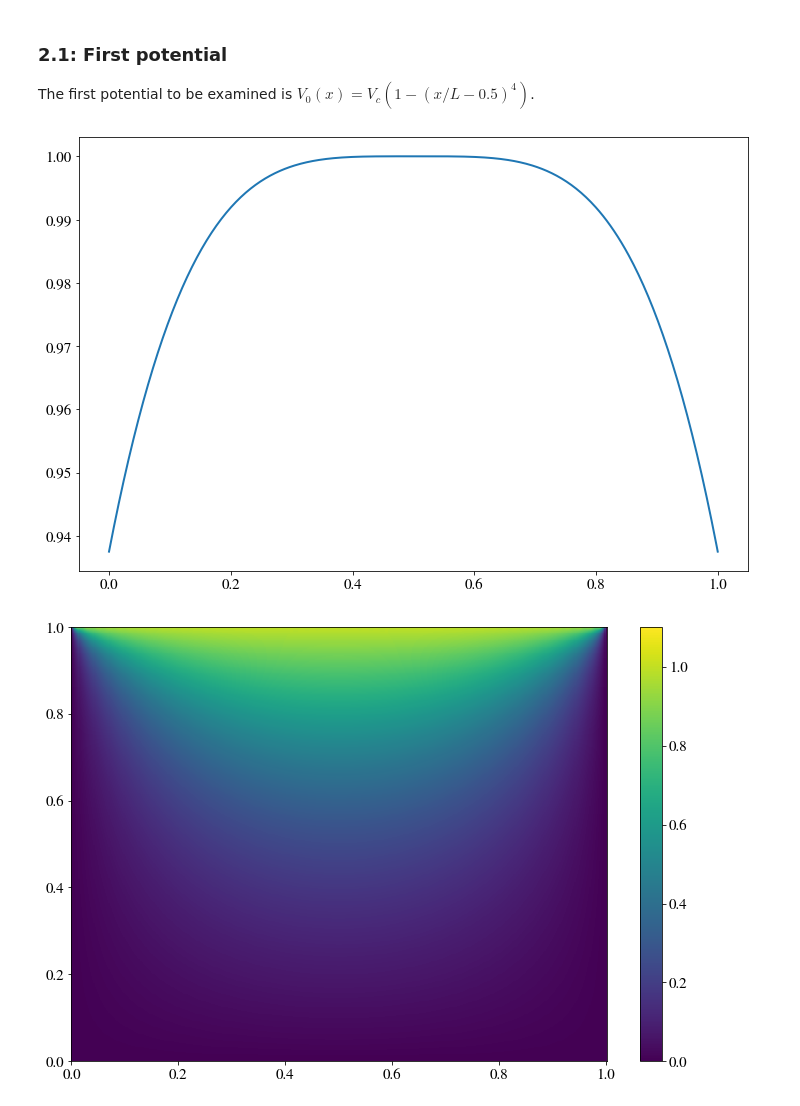
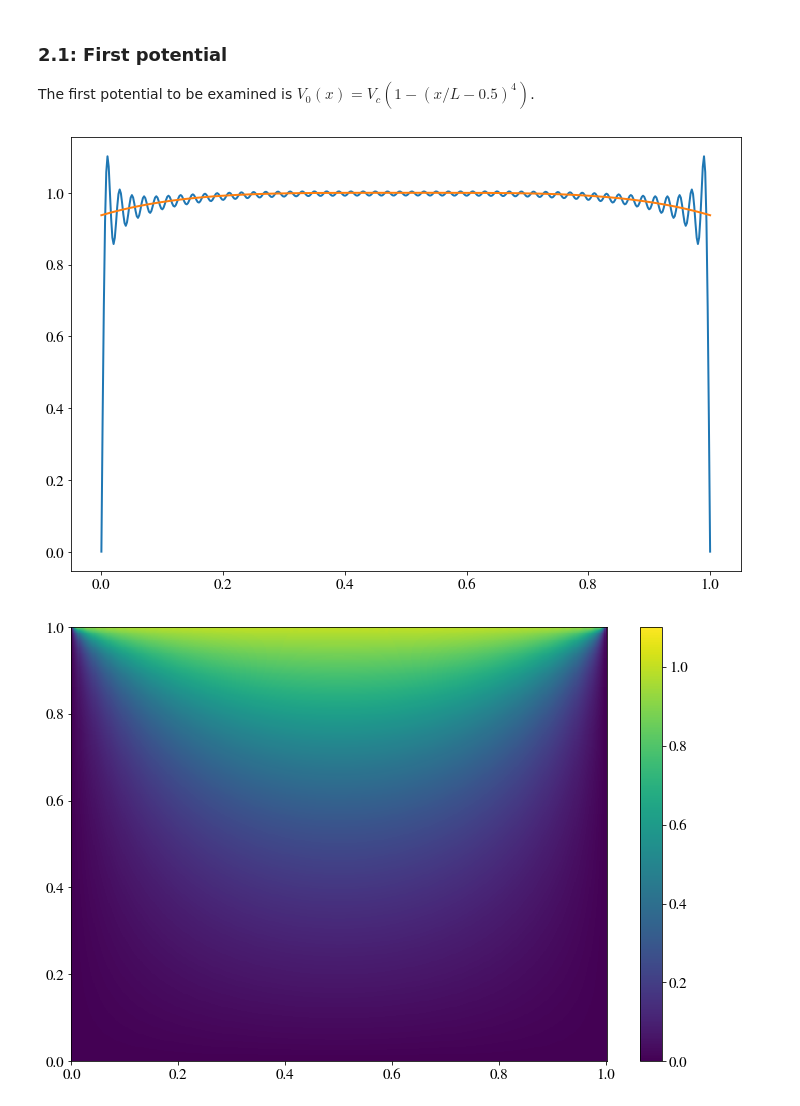
Before and after one commit to sindrelothe/TFY4240, a Jupyter notebook: Project/01-Project_test.ipynb, the cells around one changed output. Saved outputs shown, nothing was run; the diff lists cells and outputs as text; code cells hidden in the pictures.

```diff
--- a/Project/01-Project_test.ipynb
+++ b/Project/01-Project_test.ipynb
@@ -101,11 +118,11 @@ def V1(xi: float) -> float:
 
 V_matrix, Ex_matrix, Ey_matrix, xx, yy = calculatePotentialAndEField(N, M, V1)
 # %%
-# plt.plot(xx[0], V_matrix[-1, :])
+plt.plot(xx[0], V_matrix[-1, :])
 plt.plot(xx[0], V1(xx[0]))
 plt.show()
 # %% [output]
-[figure, old version]
+[figure, new version]
 # %%
 plt.pcolormesh(xx, yy, V_matrix)
 plt.colorbar()
```
Also changed, not shown: parts of 5 cells of this notebook.
